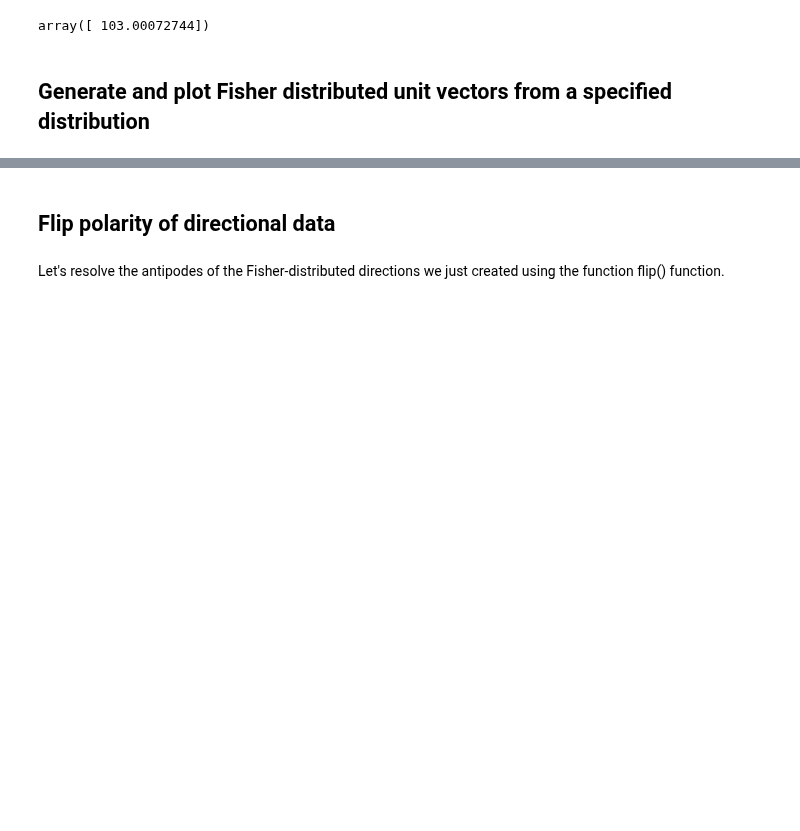
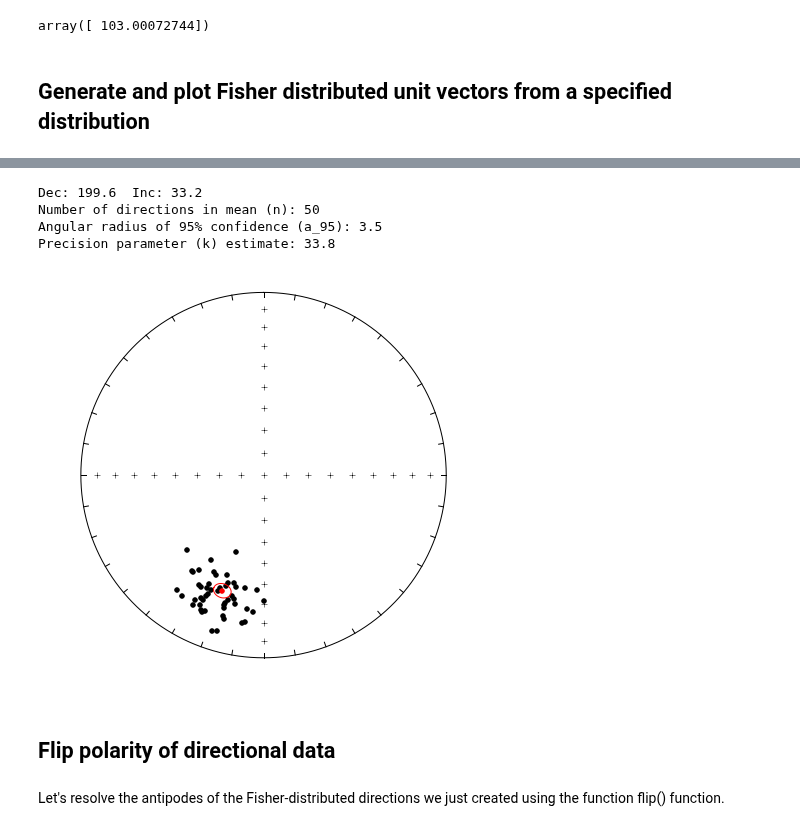
Before and after one commit to PmagPy/2016_Tauxe-et-al_PmagPy_Notebooks, a Jupyter notebook: Additional_PmagPy_Examples.ipynb, the cells around one changed output, grey strips where cells are left out. Drawn from its saved outputs; the diff is of its cells as text; code cells hidden in the pictures; blank space fills up the shorter version.

```diff
--- a/Additional_PmagPy_Examples.ipynb
+++ b/Additional_PmagPy_Examples.ipynb
@@ -115,11 +115,19 @@ Precision parameter (k) estimate: 33.9
 # %%
 declinations, inclinations = ipmag.fishrot(k=40, n=50, Dec=200, Inc=30, DIBlock=False)
 
 plt.figure(num=1,figsize=(6,6))
 ipmag.plot_net(1)
 ipmag.plot_di(declinations,inclinations)
-ipmag.plot_di_mean(mean['dec'],mean['inc'],mean['alpha95'],color='r')
+ipmag.plot_di_mean(fisher_mean['dec'],fisher_mean['inc'],fisher_mean['alpha95'],color='r')
+
+# print out the raw fisher mean data above the equal area plot
 ipmag.print_direction_mean(fisher_mean)
+# %% [output]
+Dec: 199.6  Inc: 33.2
+Number of directions in mean (n): 50
+Angular radius of 95% confidence (a_95): 3.5
+Precision parameter (k) estimate: 33.8
+[figure, added]
 # %% [markdown]
 ## Flip polarity of directional data
 # %% [markdown]
```
Also changed, not shown: parts of 16 cells of this notebook, 3 other files.
